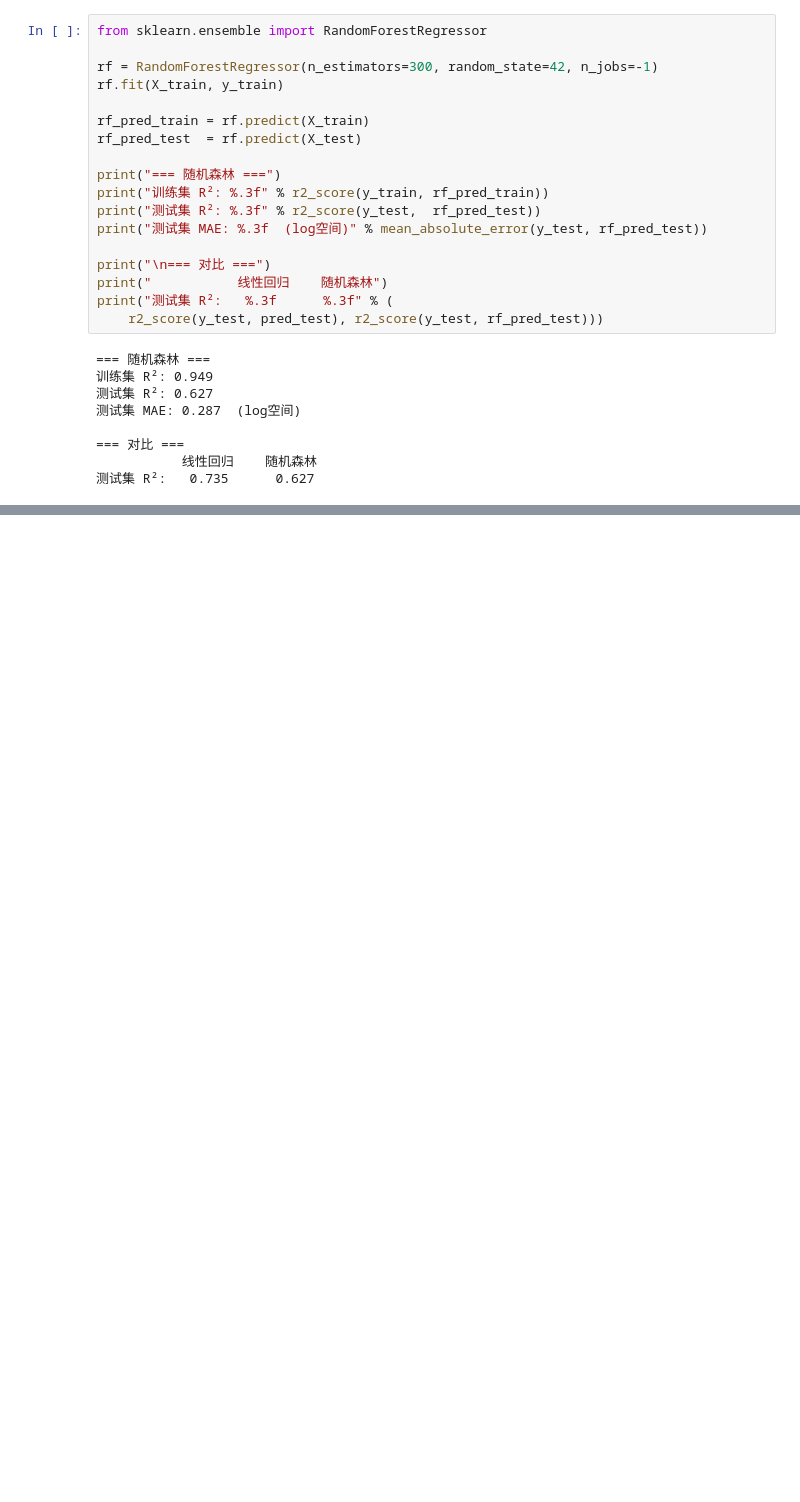
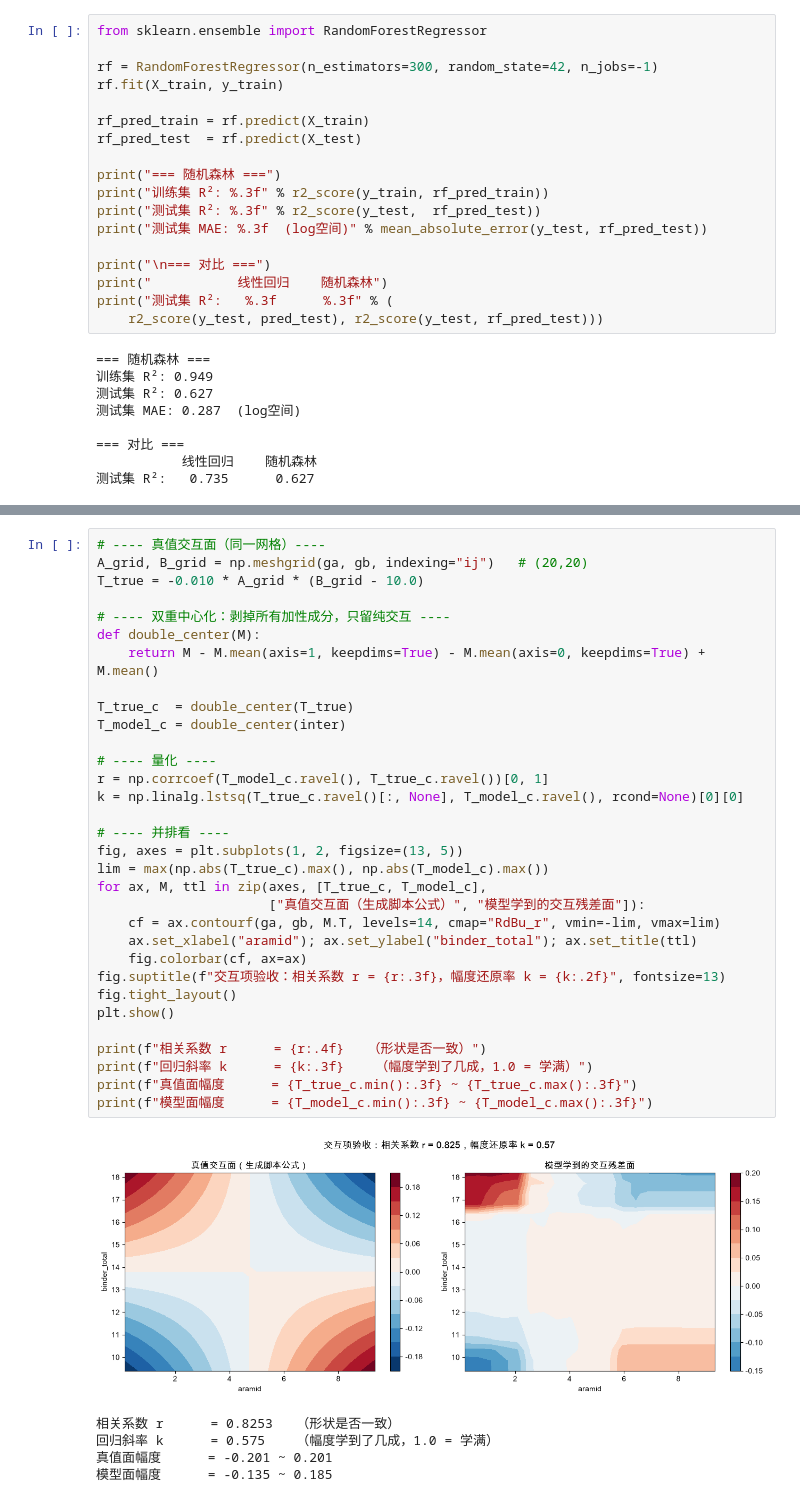
Before and after one commit to hansxiaohangcai-prog/friction-ml, a Jupyter notebook: 01_eda.ipynb, the cells around one changed output, grey strips where cells are left out. Saved outputs shown, nothing was run; the diff lists cells and outputs as text; blank space fills up the shorter version.

```diff
--- a/01_eda.ipynb
+++ b/01_eda.ipynb
@@ -285,0 +651,38 @@ print("测试集 R²:   %.3f      %.3f" % (
+# %%
+# ---- 真值交互面（同一网格）----
+A_grid, B_grid = np.meshgrid(ga, gb, indexing="ij")   # (20,20)
+T_true = -0.010 * A_grid * (B_grid - 10.0)
+
+# ---- 双重中心化：剥掉所有加性成分，只留纯交互 ----
+def double_center(M):
+    return M - M.mean(axis=1, keepdims=True) - M.mean(axis=0, keepdims=True) + M.mean()
+
+T_true_c  = double_center(T_true)
+T_model_c = double_center(inter)
+
+# ---- 量化 ----
+r = np.corrcoef(T_model_c.ravel(), T_true_c.ravel())[0, 1]
+k = np.linalg.lstsq(T_true_c.ravel()[:, None], T_model_c.ravel(), rcond=None)[0][0]
+
+# ---- 并排看 ----
+fig, axes = plt.subplots(1, 2, figsize=(13, 5))
+lim = max(np.abs(T_true_c).max(), np.abs(T_model_c).max())
+for ax, M, ttl in zip(axes, [T_true_c, T_model_c],
+                      ["真值交互面（生成脚本公式）", "模型学到的交互残差面"]):
+    cf = ax.contourf(ga, gb, M.T, levels=14, cmap="RdBu_r", vmin=-lim, vmax=lim)
+    ax.set_xlabel("aramid"); ax.set_ylabel("binder_total"); ax.set_title(ttl)
+    fig.colorbar(cf, ax=ax)
+fig.suptitle(f"交互项验收：相关系数 r = {r:.3f}，幅度还原率 k = {k:.2f}", fontsize=13)
+fig.tight_layout()
+plt.show()
+
+print(f"相关系数 r      = {r:.4f}   （形状是否一致）")
+print(f"回归斜率 k      = {k:.3f}    （幅度学到了几成，1.0 = 学满）")
+print(f"真值面幅度      = {T_true_c.min():.3f} ~ {T_true_c.max():.3f}")
+print(f"模型面幅度      = {T_model_c.min():.3f} ~ {T_model_c.max():.3f}")
+# %% [output]
+[figure, added]
+相关系数 r      = 0.8253   （形状是否一致）
+回归斜率 k      = 0.575    （幅度学到了几成，1.0 = 学满）
+真值面幅度      = -0.201 ~ 0.201
+模型面幅度      = -0.135 ~ 0.185
```
Also changed, not shown: parts of 11 cells of this notebook, 1 other file.
